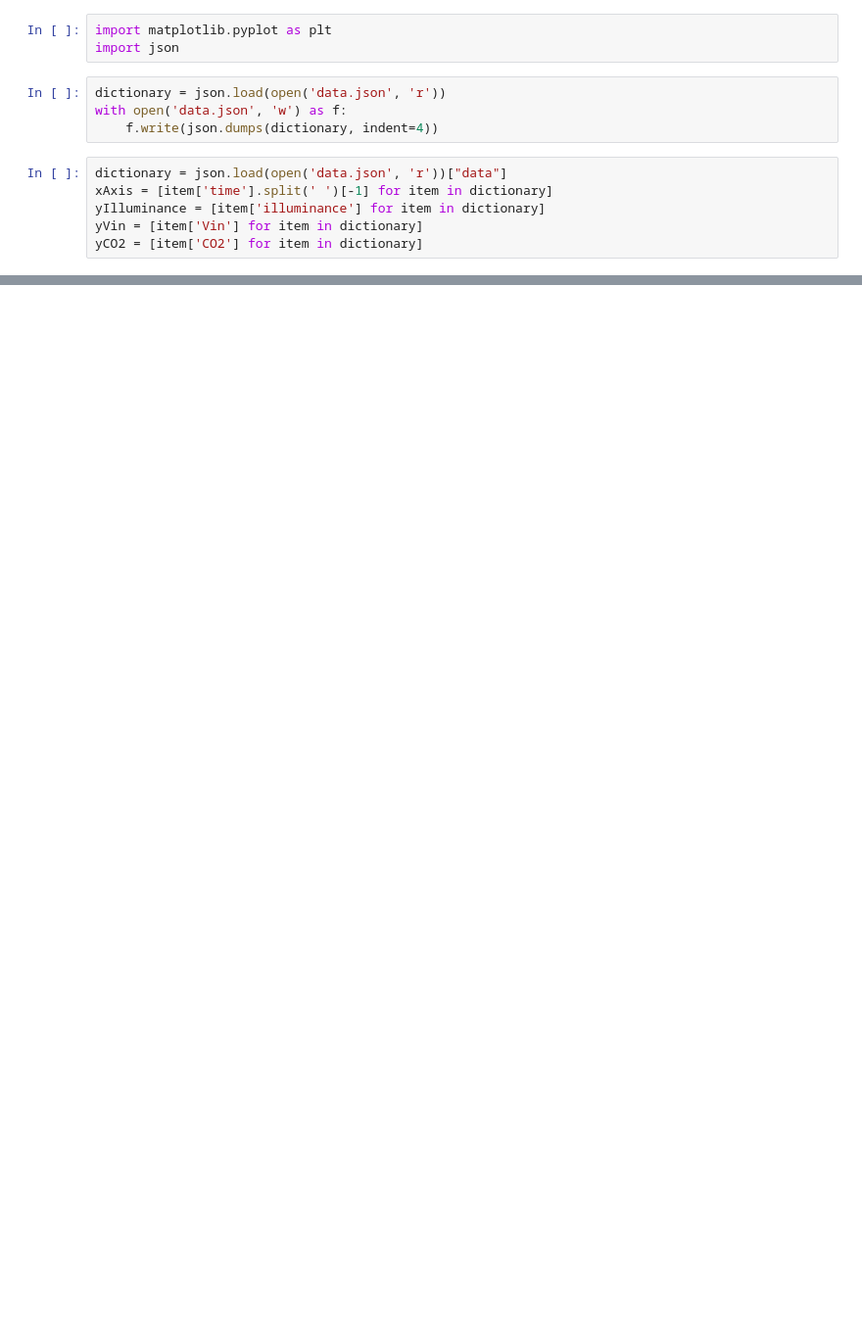
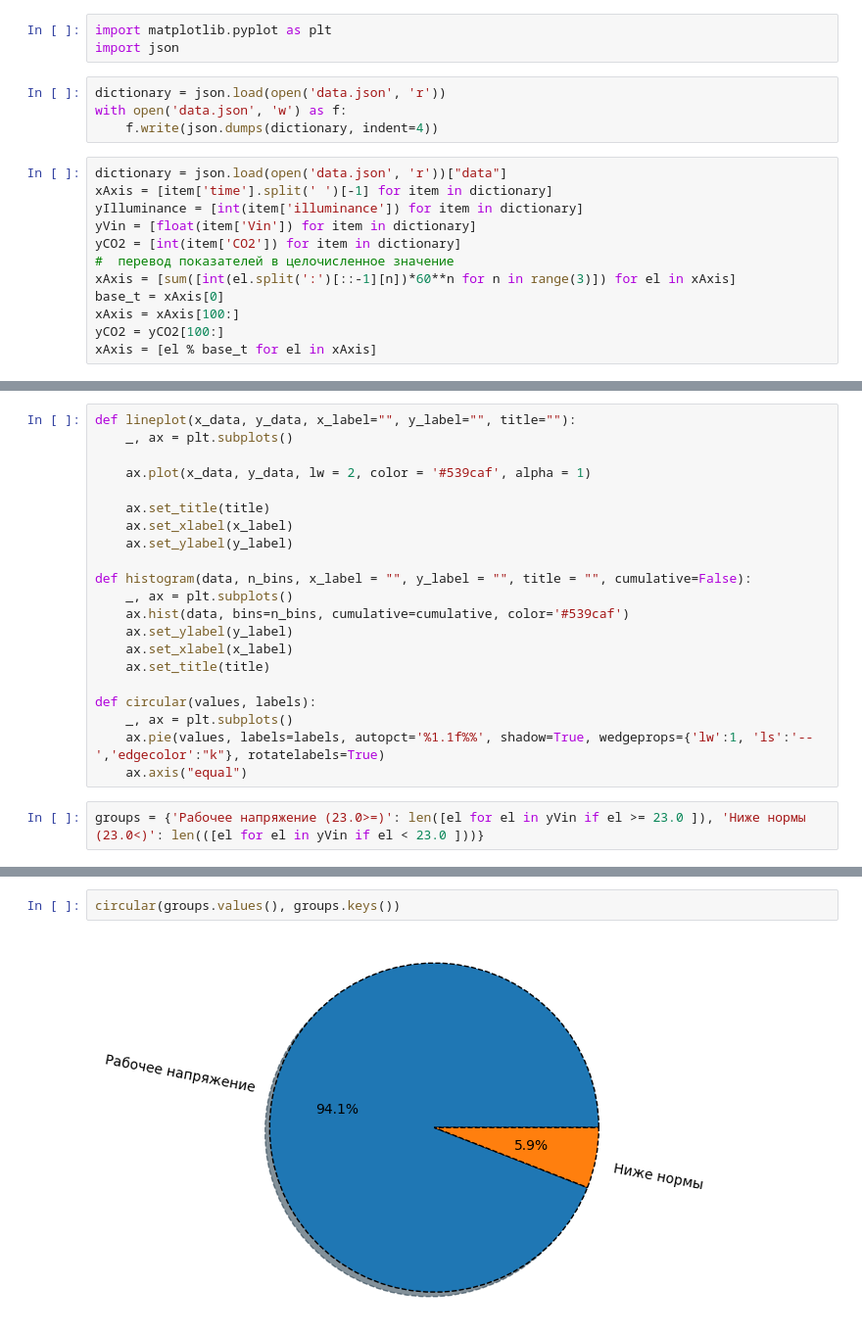
Before and after one commit to tokuseiHagane/IoT-practice, a Jupyter notebook: prac8/main.ipynb, the cells around one changed output, grey strips where cells are left out. Shown: that part at 98% size. Saved outputs shown, nothing was run; the diff lists cells and outputs as text; blank space fills up the shorter version.

```diff
--- a/prac8/main.ipynb
+++ b/prac8/main.ipynb
@@ -8,6 +8,12 @@ with open('data.json', 'w') as f:
 # %%
 dictionary = json.load(open('data.json', 'r'))["data"]
 xAxis = [item['time'].split(' ')[-1] for item in dictionary]
-yIlluminance = [item['illuminance'] for item in dictionary]
-yVin = [item['Vin'] for item in dictionary]
-yCO2 = [item['CO2'] for item in dictionary]
+yIlluminance = [int(item['illuminance']) for item in dictionary]
+yVin = [float(item['Vin']) for item in dictionary]
+yCO2 = [int(item['CO2']) for item in dictionary]
+#  перевод показателей в целочисленное значение
+xAxis = [sum([int(el.split(':')[::-1][n])*60**n for n in range(3)]) for el in xAxis]
+base_t = xAxis[0]
+xAxis = xAxis[100:]
+yCO2 = yCO2[100:]
+xAxis = [el % base_t for el in xAxis]
@@ -40,0 +20,23 @@ make_graph_simple(xAxis, yIlluminance, 'Sound Level')
+# %%
+def lineplot(x_data, y_data, x_label="", y_label="", title=""):
+    _, ax = plt.subplots()
+
+    ax.plot(x_data, y_data, lw = 2, color = '#539caf', alpha = 1)
+
+    ax.set_title(title)
+    ax.set_xlabel(x_label)
+    ax.set_ylabel(y_label)
+
+def histogram(data, n_bins, x_label = "", y_label = "", title = "", cumulative=False):
+    _, ax = plt.subplots()
+    ax.hist(data, bins=n_bins, cumulative=cumulative, color='#539caf')
+    ax.set_ylabel(y_label)
+    ax.set_xlabel(x_label)
+    ax.set_title(title)
+
+def circular(values, labels):
+    _, ax = plt.subplots()
+    ax.pie(values, labels=labels, autopct='%1.1f%%', shadow=True, wedgeprops={'lw':1, 'ls':'--','edgecolor':"k"}, rotatelabels=True)
+    ax.axis("equal")
+# %%
+groups = {'Рабочее напряжение (23.0>=)': len([el for el in yVin if el >= 23.0 ]), 'Ниже нормы (23.0<)': len(([el for el in yVin if el < 23.0 ]))}
@@ -40,0 +47,4 @@ make_graph_simple(xAxis, yIlluminance, 'Sound Level')
+# %%
+circular(groups.values(), groups.keys())
+# %% [output]
+[figure, added]
```
Also changed, not shown: parts of 8 cells of this notebook, 5 other files.
